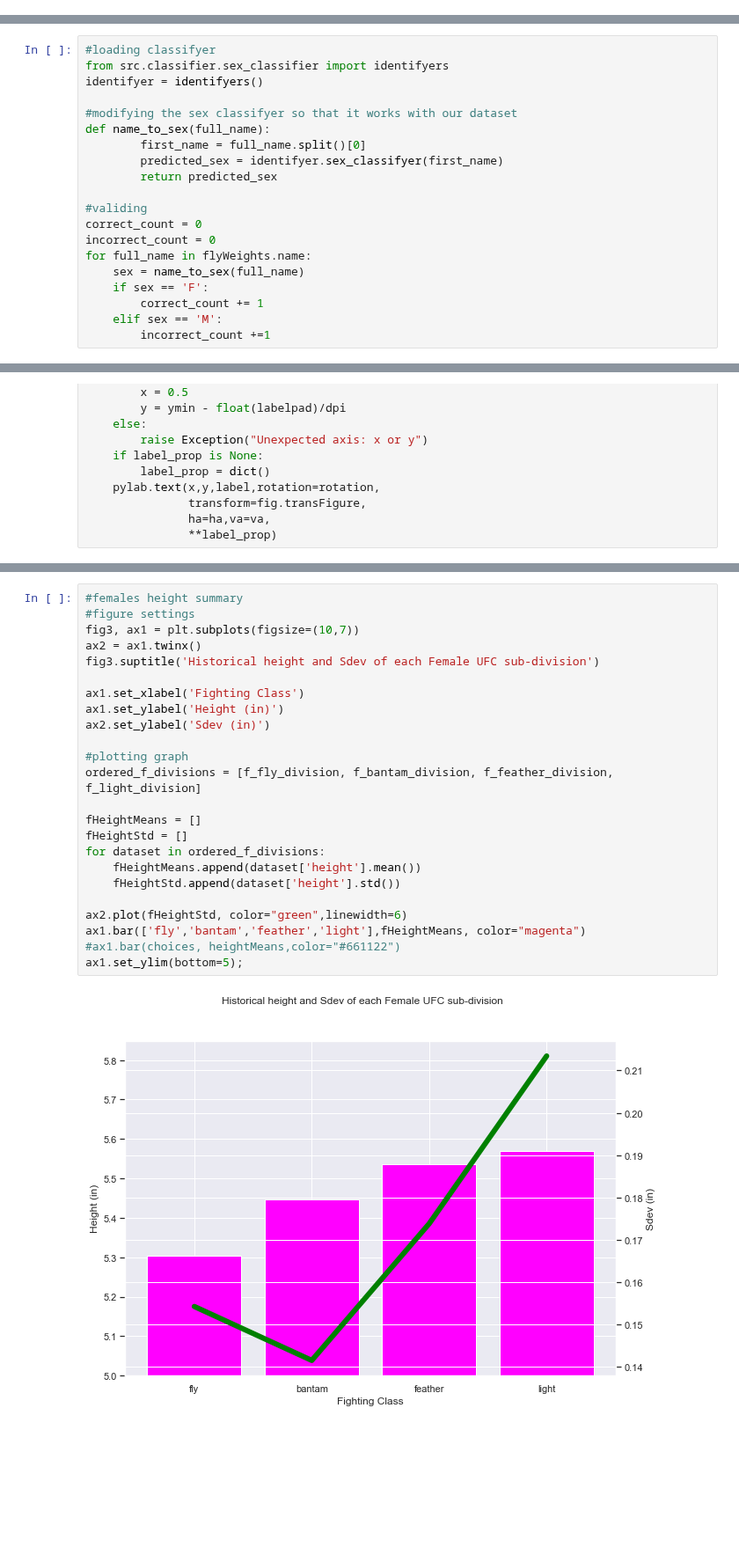
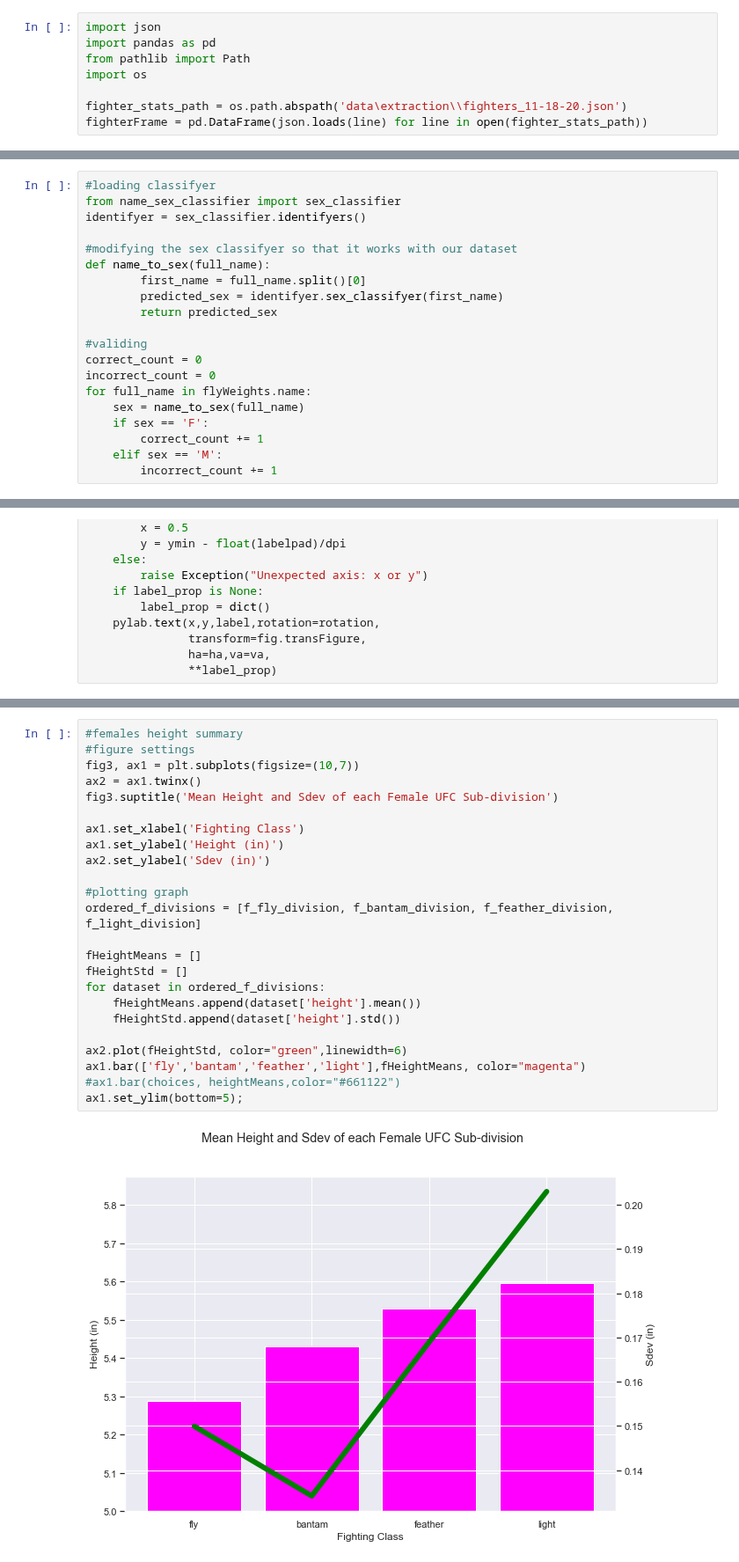
Before and after one commit to estgarci/UFC-Data-Analysis, a Jupyter notebook: exploratory_analysis.ipynb, the cells around one changed output, grey strips where cells are left out. Shown at 88% size. Drawn from its saved outputs; the diff is of its cells as text; blank space fills up the shorter version.

Commit message:
update date extraction and improve classifier

```diff
--- a/exploratory_analysis.ipynb
+++ b/exploratory_analysis.ipynb
@@ -20,3 +6,11 @@ fighterFrame.head()
+# %%
+import json
+import pandas as pd
+from pathlib import Path
+import os
+
+fighter_stats_path = os.path.abspath('data\extraction\\fighters_11-18-20.json')
+fighterFrame = pd.DataFrame(json.loads(line) for line in open(fighter_stats_path))
 # %%
 fighterFrame.shape
 # %% [output]
@@ -80,8 +75,8 @@ If our goal is to predict the winner of a UFC match, it would not be appropiate
 </h6>
 # %%
 #loading classifyer
-from src.classifier.sex_classifier import identifyers
-identifyer = identifyers()
+from name_sex_classifier import sex_classifier
+identifyer = sex_classifier.identifyers()
 
 #modifying the sex classifyer so that it works with our dataset
 def name_to_sex(full_name):
@@ -97,6 +92,6 @@ for full_name in flyWeights.name:
     if sex == 'F':
         correct_count += 1
     elif sex == 'M':
-        incorrect_count +=1
+        incorrect_count += 1
 # %% [markdown]
 <h6 style="color:green">
@@ -359,26 +405,26 @@ axes[3].axvline(f_light_division['height'].mean(), color='k', linestyle='dashed'
 # %%
 #females height summary
 #figure settings
 fig3, ax1 = plt.subplots(figsize=(10,7))
 ax2 = ax1.twinx()
-fig3.suptitle('Historical height and Sdev of each Female UFC sub-division')
+fig3.suptitle('Mean Height and Sdev of each Female UFC Sub-division')
 
 ax1.set_xlabel('Fighting Class')
 ax1.set_ylabel('Height (in)')
 ax2.set_ylabel('Sdev (in)')
 
 #plotting graph
 ordered_f_divisions = [f_fly_division, f_bantam_division, f_feather_division, f_light_division]
 
 fHeightMeans = []
 fHeightStd = []
 for dataset in ordered_f_divisions:
     fHeightMeans.append(dataset['height'].mean())
     fHeightStd.append(dataset['height'].std())
 
 ax2.plot(fHeightStd, color="green",linewidth=6)
 ax1.bar(['fly','bantam','feather','light'],fHeightMeans, color="magenta")
 #ax1.bar(choices, heightMeans,color="#661122")
 ax1.set_ylim(bottom=5);
 # %% [output]
-[figure, old version]
+[figure, new version]
```
Also changed, not shown: parts of 32 cells of this notebook, 4 other files.
